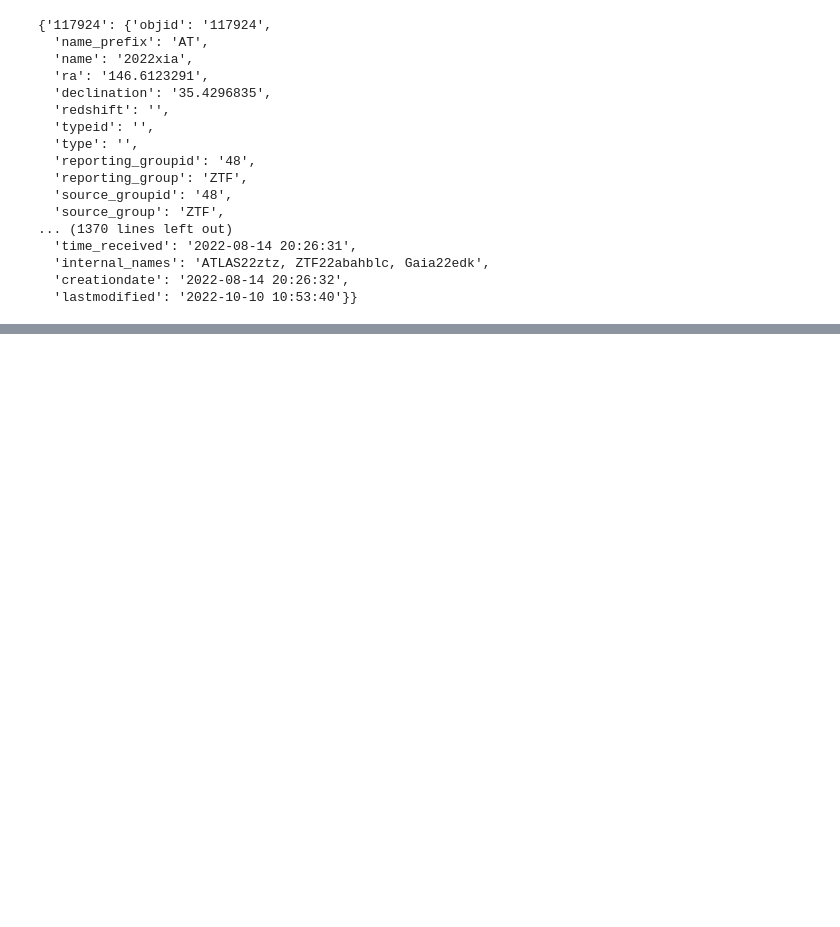
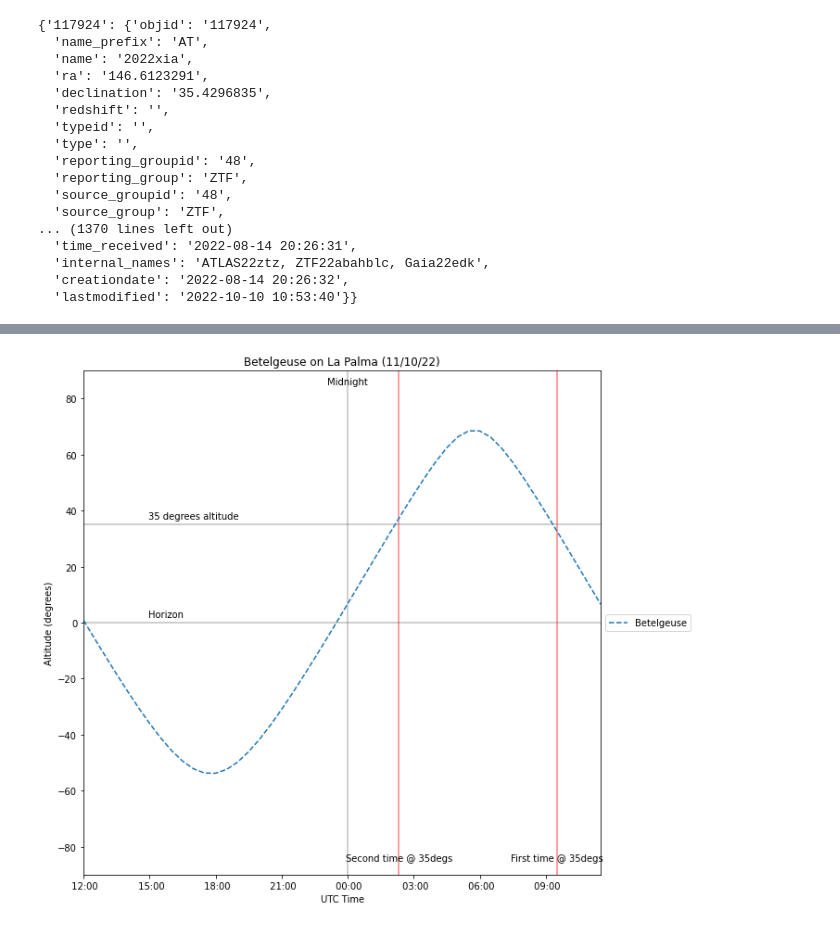
Before and after one commit to george-hummus/PHY61008-code, a Jupyter notebook: Visibility/Visibility-testing .ipynb, the cells around one changed output, grey strips where cells are left out. Cells and saved outputs as stored; diff of their text form; code cells hidden in the pictures; blank space fills up the shorter version.

Commit message:
New vis script based on prototype notebook - calculates observable time

```diff
--- a/Visibility/Visibility-testing .ipynb
+++ b/Visibility/Visibility-testing .ipynb
@@ -272,0 +269,2 @@ middle.utc_strftime("%H:%M:%S %d/%m/%Y")
+# %%
+t1 = t0 + dt.timedelta(hours=24)
@@ -272,0 +360,6 @@ middle.utc_strftime("%H:%M:%S %d/%m/%Y")
+# %%
+#for Betelgeuse in la palma
+ra = 5+(55/60)+(10.30536/3600)
+dec = 7+(24/60)+(25.4304/3600)
+lat, long = 28.6468866, -17.7742491
+alt35_1, alt35_2 = alt2time(35,ra,dec,lat,long,"20221011")
@@ -272,0 +398,32 @@ middle.utc_strftime("%H:%M:%S %d/%m/%Y")
+# %%
+fig, ax = plt.subplots(figsize=(10,10))
+ax.plot(times,altitudes,"--",label="Betelgeuse")
+
+ax.plot(times,np.zeros(len(times)),color="grey",alpha=0.5,zorder=0) #horizon
+ax.plot(times,35*np.ones(len(times)),color="grey",alpha=0.5,zorder=0) #alt = 35
+
+ax.vlines(alt35_1, -90,90,color="r",alpha=0.5,zorder=0) #first time at 35degs
+ax.vlines(alt35_2, -90,90,color="r",alpha=0.5,zorder=0) #second time at 35degs
+ax.vlines(dt.datetime(2022, 10, 12, 0,0,0,tzinfo=utc), -90,90,color="grey",alpha=0.5,zorder=0)
+
+#annotations
+ax.annotate("First time @ 35degs", (alt35_1,-85),ha='center')
+ax.annotate("Second time @ 35degs", (alt35_2,-85),ha='center')
+ax.annotate("Midnight", (dt.datetime(2022, 10, 12, 0,0,0,tzinfo=utc),85),ha='center')
+ax.annotate("Horizon", (times[5],2),(10,0),textcoords="offset pixels")
+ax.annotate("35 degrees altitude", (times[5],37),(10,0),textcoords="offset pixels")
+
+#formatting the plot
+xfmt = mdates.DateFormatter(' %H:%M')
+ax.xaxis.set_major_formatter(xfmt)
+ax.set_xlabel("UTC Time")
+ax.set_ylabel("Altitude (degrees)")
+ax.set_xlim([times[0],times[-1]])
+ax.set_ylim(-90,90)
+ax.set_title("Betelgeuse on La Palma (11/10/22)")
+
+#display
+plt.legend(loc='center left', bbox_to_anchor=(1, 0.5))
+plt.show()
+# %% [output]
+[figure, added]
```
Also changed, not shown: parts of 20 cells of this notebook, 2 other files.
